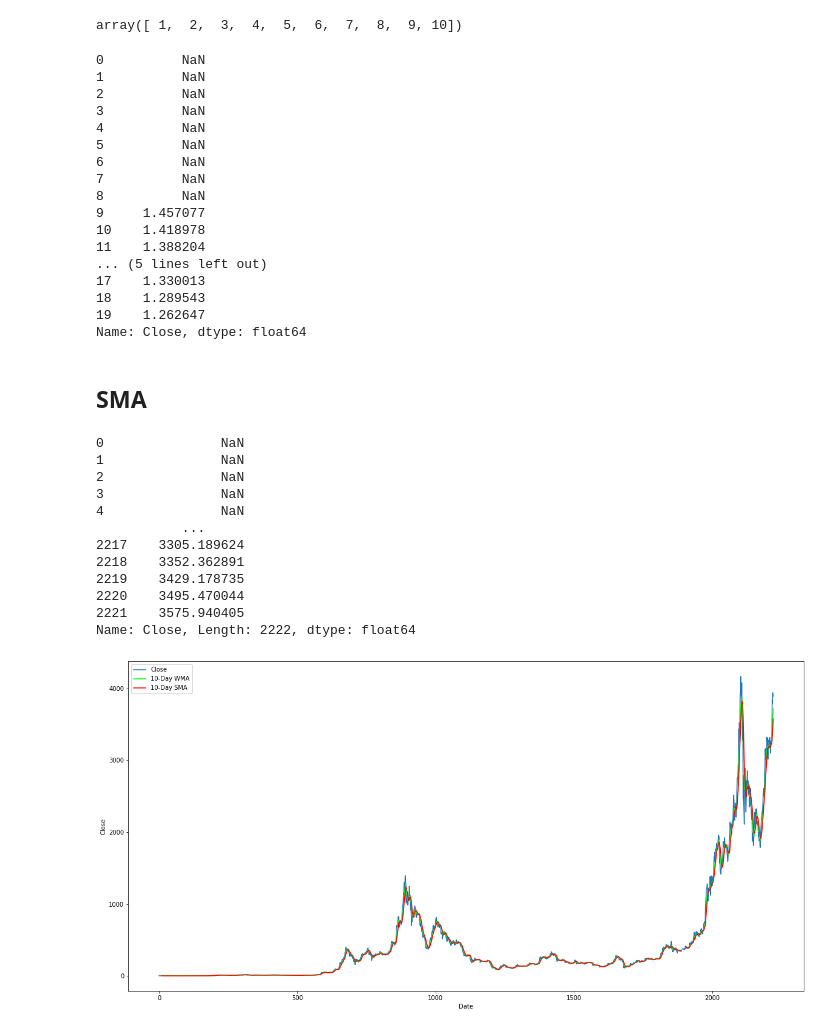
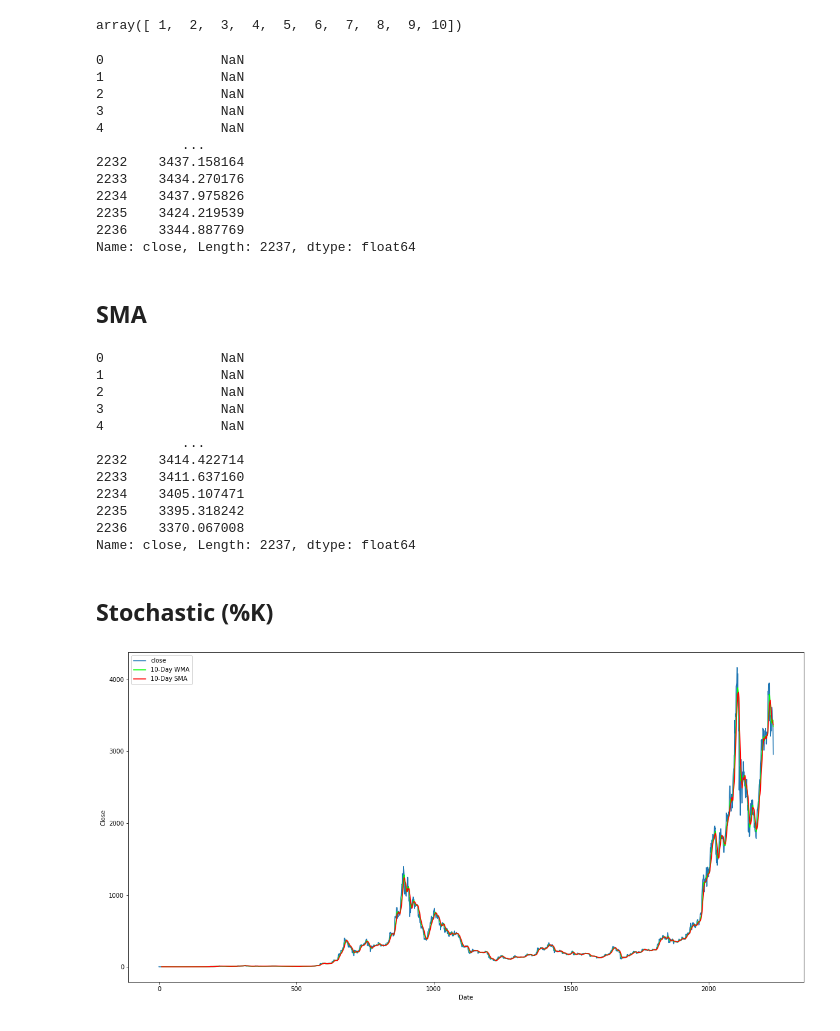
Before and after one commit to Nongbon/208499, a Jupyter notebook: draft_lable_1.ipynb, the cells around one changed output. Drawn from its saved outputs; the diff is of its cells as text; code cells hidden in the pictures.

```diff
--- a/draft_lable_1.ipynb
+++ b/draft_lable_1.ipynb
@@ -78,7 +69,9 @@ n = len(data)
 # %%
-for i in range(len(data)):
+data['label'] = ''
+for i in range(len(data)) :
   if i+1 < n :
-    data['label'][i+1] = data['Close'][i+1] / data['Close'][i]
+    data['label'][i+1] = data['close'][i+1] / data['close'][i]
+data
 # %% [output]
 A value is trying to be set on a copy of a slice from a DataFrame
 
@@ -87,7 +93,10 @@ See the caveats in the documentation: https://pandas.pydata.org/pandas-docs/stab
 # %%
+data['Y'] = ''
 for i in range(len(data)) :
-  if data['label'][i] > 1 :
-    data['Y'][i] = 1
-  else :
-    data['Y'][i] = 0
+  if i+1 < n :
+    if data['label'][i+1] > 1 :
+      data['Y'][i+1] = 1
+    else :
+      data['Y'][i+1] = 0
+data
 # %% [output]
@@ -127,30 +133,25 @@ weights
 # %% [output]
 array([ 1,  2,  3,  4,  5,  6,  7,  8,  9, 10])
 # %%
-wma10 = data['Close'].rolling(10).apply(lambda Close: np.dot(Close, weights)/weights.sum(), raw=True)
-wma10.head(20)
+wma10 = data['close'].rolling(10).apply(lambda close: np.dot(close, weights)/weights.sum(), raw=True)
+wma10
 # %% [output]
-0          NaN
-1          NaN
-2          NaN
-3          NaN
-4          NaN
-5          NaN
-6          NaN
-7          NaN
-8          NaN
-9     1.457077
-10    1.418978
-11    1.388204
-... (5 lines left out)
-17    1.330013
-18    1.289543
-19    1.262647
-Name: Close, dtype: float64
+0               NaN
+1               NaN
+2               NaN
+3               NaN
+4               NaN
+           ...
+2232    3437.158164
+2233    3434.270176
+2234    3437.975826
+2235    3424.219539
+2236    3344.887769
+Name: close, Length: 2237, dtype: float64
 # %% [markdown]
 ## **SMA**
 # %%
-sma10 = data['Close'].rolling(10).mean()
+sma10 = data['close'].rolling(10).mean()
 sma10
 # %% [output]
 0               NaN
@@ -159,20 +160,22 @@ sma10
 3               NaN
 4               NaN
            ...
-2217    3305.189624
-2218    3352.362891
-2219    3429.178735
-2220    3495.470044
-2221    3575.940405
-Name: Close, Length: 2222, dtype: float64
+2232    3414.422714
+2233    3411.637160
+2234    3405.107471
+2235    3395.318242
+2236    3370.067008
+Name: close, Length: 2237, dtype: float64
+# %% [markdown]
+## **Stochastic (%K)**
 # %%
 plt.figure(figsize = (20,10))
-plt.plot(data['Close'], label="Close")
+plt.plot(data['close'], label="close")
 plt.plot(wma10, label="10-Day WMA" , color='lime')
 plt.plot(sma10, label="10-Day SMA", color='red')
 plt.xlabel("Date")
 plt.ylabel("Close")
 plt.legend()
 plt.show()
 # %% [output]
-[figure, old version]
+[figure, new version]
```
Also changed, not shown: parts of 10 cells of this notebook.
